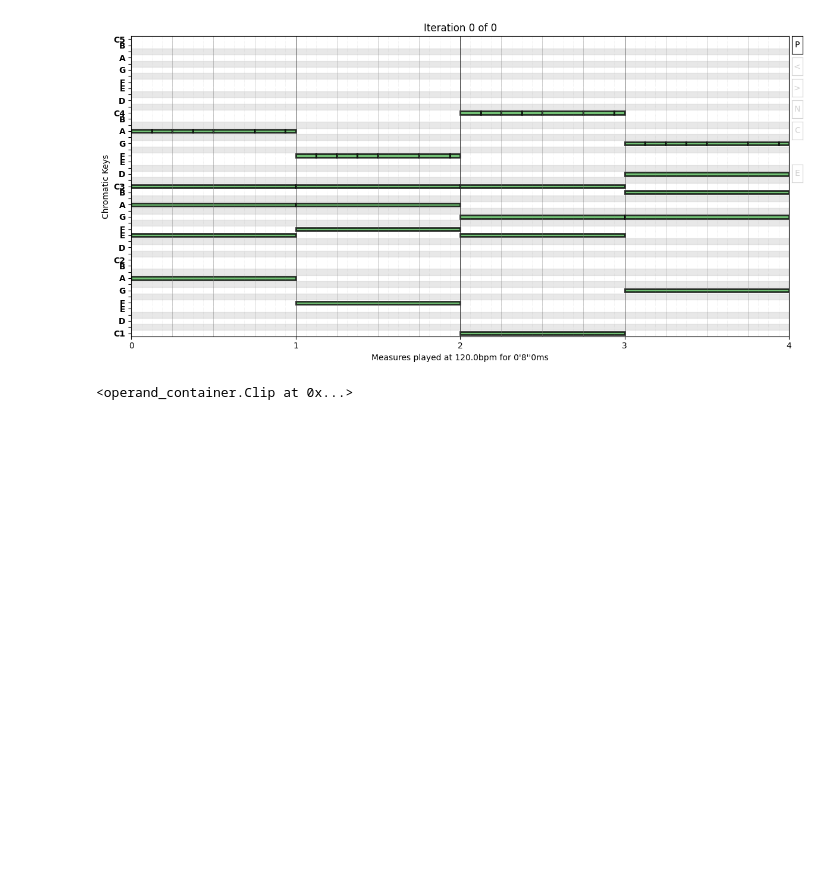
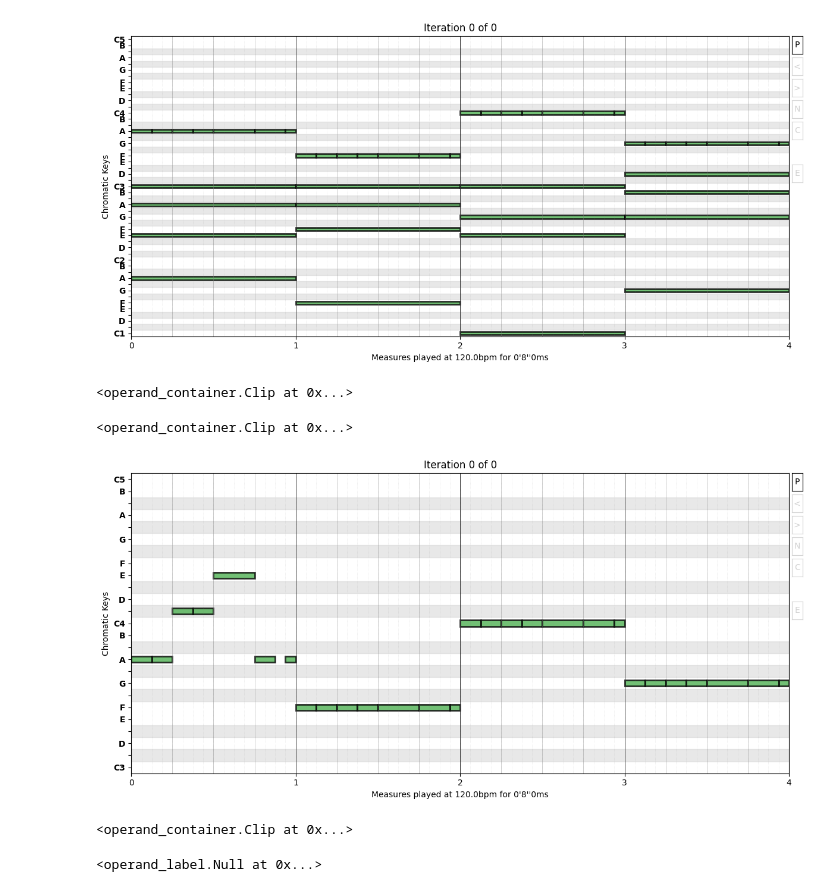
Before and after one commit to ruiseixasm/JsonMidiCreator, a Jupyter notebook: Jupyter/01-SongTheory/Melody_1.ipynb, the cells around one changed output. Drawn from its saved outputs; the diff is of its cells as text; code cells hidden in the pictures; blank space fills up the shorter version.

```diff
--- a/Jupyter/01-SongTheory/Melody_1.ipynb
+++ b/Jupyter/01-SongTheory/Melody_1.ipynb
@@ -106,8 +106,11 @@ clip_togehter + masked_melody >> Plot()
 # %% [markdown]
 The advantage of using `// Duration` is that if repeated it will **NOT** split it even more, so it's **NOT** recursive
 # %%
+# It is possible to make adjustments at any point of the workflow and thus became replicated bellow
+duration_melody = ~clip_melody       # ~ does a copy
+duration_melody <<= Scale("minor")   # <<= parameter is equivalent to << Pipe(parameter)
 # The operator `// Duration` splits each Clip Element by the given `Duration` given to each `Element`
-duration_melody = clip_melody // Duration(1/4)
+duration_melody //= Duration(1/4)
 # %%
 duration_melody >> Plot()
 # %% [output]
@@ -125,3 +128,17 @@ clip_togehter + duration_melody >> Plot()
 # %% [output]
 [figure]
 <operand_container.Clip at 0x...>
+# %%
+# Doing `Clip >> Measure(0)` is equivalent to `Clip >> Mask(Measure(0))`
+duration_melody >> Measure(0) << Cycle(1, 1, 3, 3, 5)**Degree() << Equal(Beats(3))**Duration(1/8)
+# %% [output]
+<operand_container.Clip at 0x...>
+# %%
+duration_melody >> Plot()
+# %% [output]
+[figure, added]
+<operand_container.Clip at 0x...>
+# %%
+duration_melody[1] % Scale()
+# %% [output]
+<operand_label.Null at 0x...>
```
Also changed, not shown: 1 other file.
